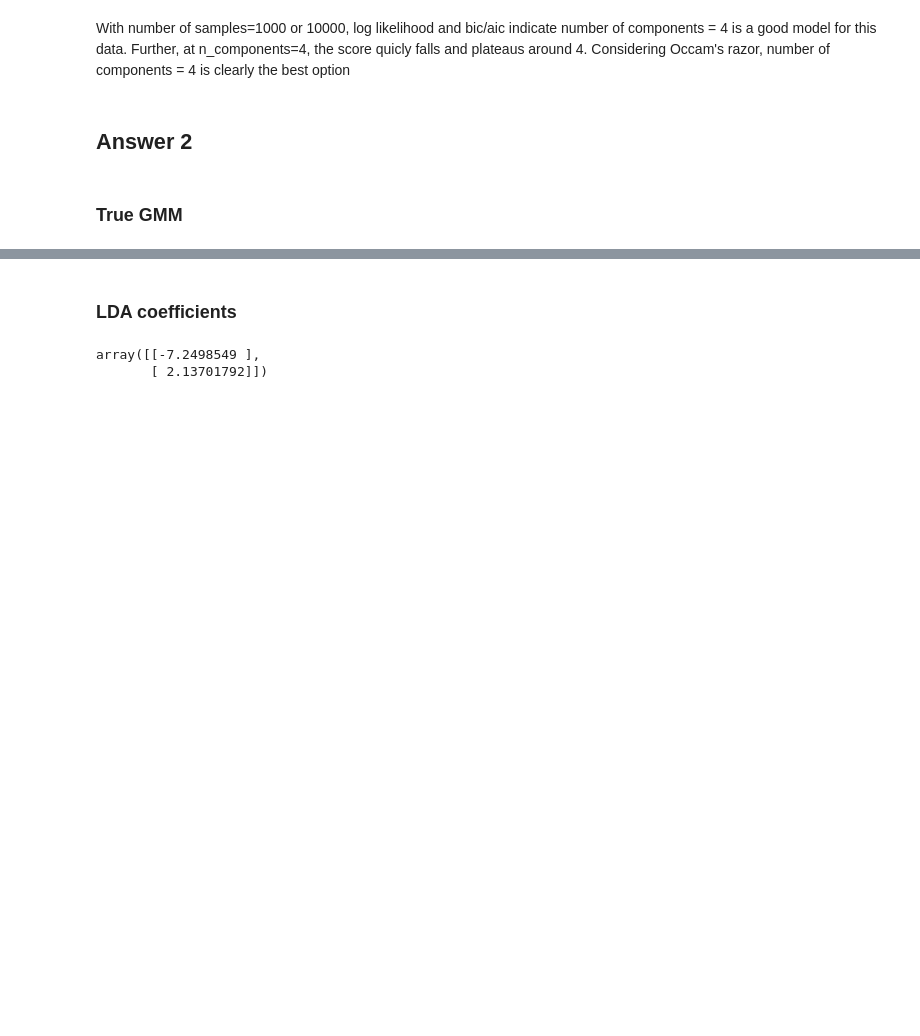
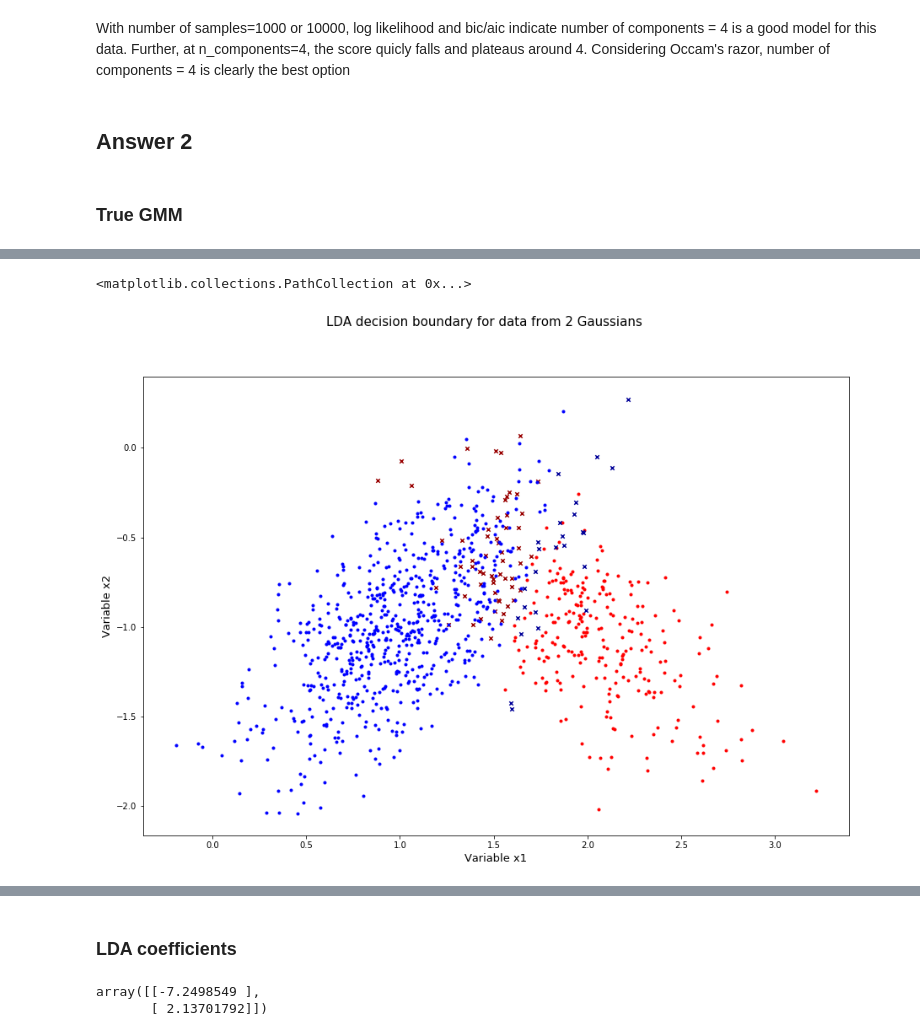
Before and after one commit to rohinarora/EECE5644-Machine_Learning, a Jupyter notebook: Hw3/HW3 Solution.ipynb, the cells around one changed output, grey strips where cells are left out. Drawn from its saved outputs; the diff is of its cells as text; code cells hidden in the pictures; blank space fills up the shorter version.

```diff
--- a/Hw3/HW3 Solution.ipynb
+++ b/Hw3/HW3 Solution.ipynb
@@ -383,0 +392,37 @@ X,y=generate_GMM_samples_2class(prior=prior,number_of_samples=999,sig1=sig1,sig2
+# %%
+from matplotlib.pyplot import figure
+fig = plt.figure(figsize=(15,10));
+plt.xlabel('Variable x1',size=13)
+plt.ylabel('Variable x2',size=13)
+fig.suptitle('LDA decision boundary for data from 2 Gaussians', fontsize=15)
+# y.shape=(999,)
+# y_pred.shape=(999,)
+tp = (y == y_pred)  # True Positive. tp.shape=(999,)
+
+# class 0 has 0.3 prior and class 1 has .7 prior
+# samples of class 10 = 308 (example)
+
+# True Positive for class 0 and class 1 respectively
+tp0=tp[y == 0]
+# tp0.shape=(308,) tp0 has true and false classifications only for class 0
+
+tp1= tp[y == 1] # tp1.shape=(691,)
+X0, X1 = X[y == 0], X[y == 1] # points in X with class 0 and 1. shapes are 308 and 691 respect.
+X0_tp, X0_fp = X0[tp0], X0[~tp0] # self explanatory
+X1_tp, X1_fp = X1[tp1], X1[~tp1]
+# class 0: dots
+plt.scatter(X0_tp[:, 0], X0_tp[:, 1], marker='.', color='red')
+plt.scatter(X0_fp[:, 0], X0_fp[:, 1], marker='x',
+            s=20, color='#990000')  # dark red
+
+# class 1: dots
+plt.scatter(X1_tp[:, 0], X1_tp[:, 1], marker='.', color='blue')
+plt.scatter(X1_fp[:, 0], X1_fp[:, 1], marker='x',
+            s=20, color='#000099')  # dark blue
+# class 0 and 1 : areas
+nx, ny = 200, 100
+x_min, x_max = plt.xlim()
+y_min, y_max = plt.ylim()
+# %% [output]
+<matplotlib.collections.PathCollection at 0x...>
+[figure, added]
```
Also changed, not shown: parts of 7 cells of this notebook.
